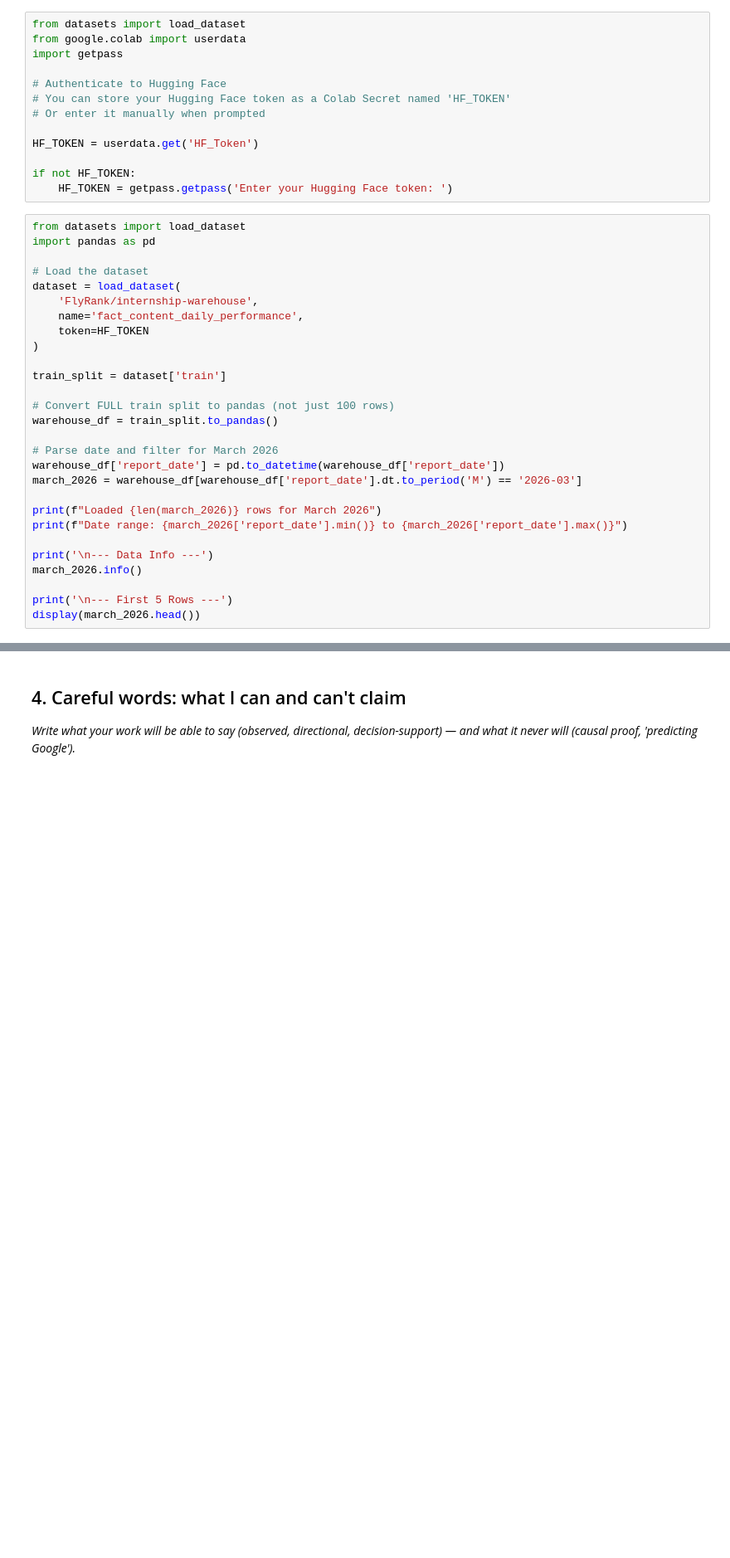
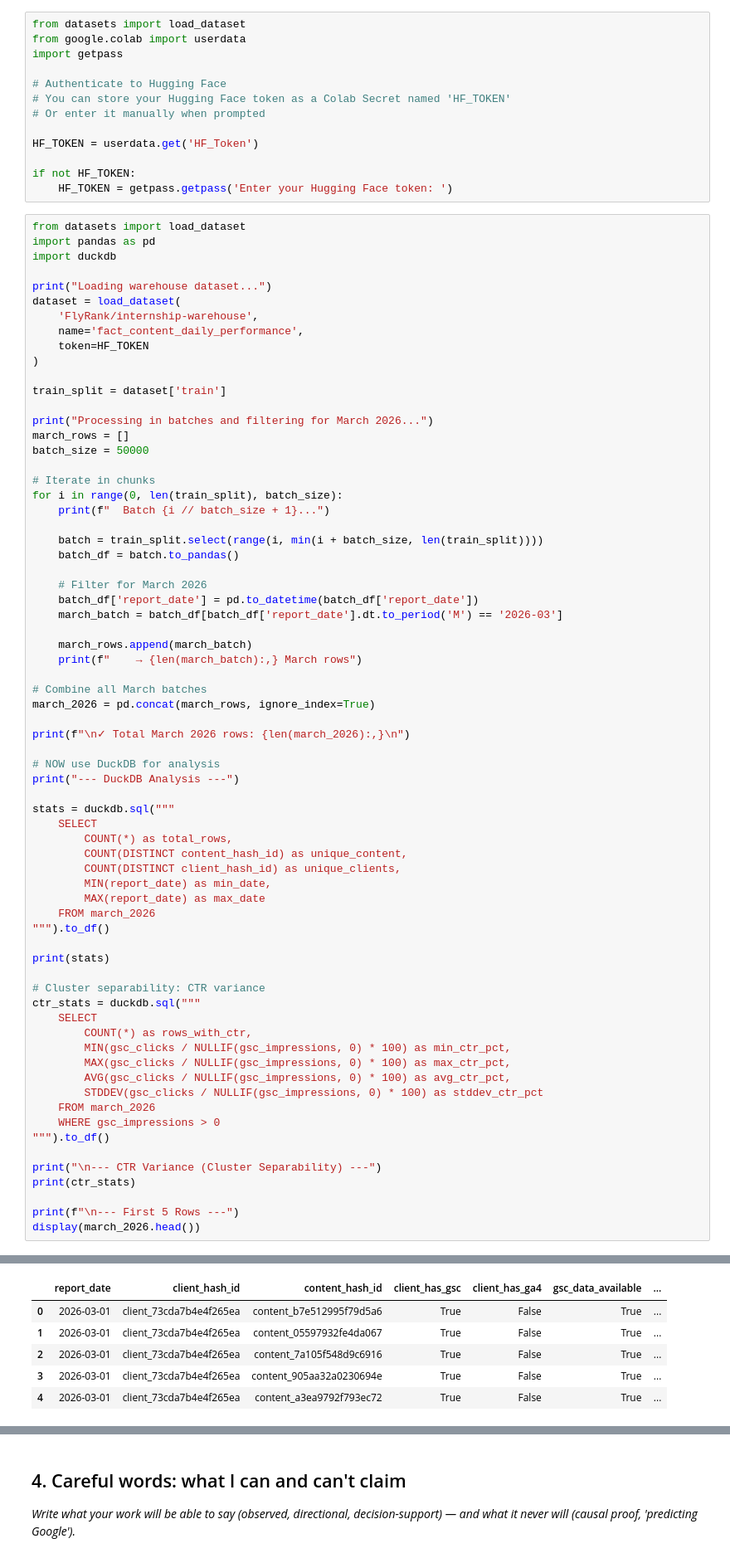
Before and after one commit to cokezero20/FlyRank_AI_ML_Internship_NATIVIDAD, a Jupyter notebook: work/notebooks/w01_research_question.ipynb, the cells around one changed output, grey strips where cells are left out. Shown at 83% size. Cells and saved outputs as stored; diff of their text form; blank space fills up the shorter version.

```diff
--- a/work/notebooks/w01_research_question.ipynb
+++ b/work/notebooks/w01_research_question.ipynb
@@ -161,8 +122,9 @@ if not HF_TOKEN:
 # %%
 from datasets import load_dataset
 import pandas as pd
+import duckdb
 
-# Load the dataset
+print("Loading warehouse dataset...")
 dataset = load_dataset(
     'FlyRank/internship-warehouse',
     name='fact_content_daily_performance',
@@ -171,18 +133,59 @@ dataset = load_dataset(
 
 train_split = dataset['train']
 
-# Convert FULL train split to pandas (not just 100 rows)
-warehouse_df = train_split.to_pandas()
+print("Processing in batches and filtering for March 2026...")
+march_rows = []
+batch_size = 50000
 
-# Parse date and filter for March 2026
-warehouse_df['report_date'] = pd.to_datetime(warehouse_df['report_date'])
-march_2026 = warehouse_df[warehouse_df['report_date'].dt.to_period('M') == '2026-03']
+# Iterate in chunks
+for i in range(0, len(train_split), batch_size):
+    print(f"  Batch {i // batch_size + 1}...")
 
-print(f"Loaded {len(march_2026)} rows for March 2026")
-print(f"Date range: {march_2026['report_date'].min()} to {march_2026['report_date'].max()}")
+    batch = train_split.select(range(i, min(i + batch_size, len(train_split))))
+    batch_df = batch.to_pandas()
 
-print('\n--- Data Info ---')
-march_2026.info()
+    # Filter for March 2026
+    batch_df['report_date'] = pd.to_datetime(batch_df['report_date'])
+    march_batch = batch_df[batch_df['report_date'].dt.to_period('M') == '2026-03']
 
-print('\n--- First 5 Rows ---')
+    march_rows.append(march_batch)
+    print(f"    → {len(march_batch):,} March rows")
+
+# Combine all March batches
+march_2026 = pd.concat(march_rows, ignore_index=True)
+
+print(f"\n✓ Total March 2026 rows: {len(march_2026):,}\n")
+
+# NOW use DuckDB for analysis
+print("--- DuckDB Analysis ---")
+
+stats = duckdb.sql("""
+    SELECT
+        COUNT(*) as total_rows,
+        COUNT(DISTINCT content_hash_id) as unique_content,
+        COUNT(DISTINCT client_hash_id) as unique_clients,
+        MIN(report_date) as min_date,
+        MAX(report_date) as max_date
+    FROM march_2026
+""").to_df()
+
+print(stats)
+
+# Cluster separability: CTR variance
+ctr_stats = duckdb.sql("""
+    SELECT
+        COUNT(*) as rows_with_ctr,
+        MIN(gsc_clicks / NULLIF(gsc_impressions, 0) * 100) as min_ctr_pct,
+        MAX(gsc_clicks / NULLIF(gsc_impressions, 0) * 100) as max_ctr_pct,
+        AVG(gsc_clicks / NULLIF(gsc_impressions, 0) * 100) as avg_ctr_pct,
+        STDDEV(gsc_clicks / NULLIF(gsc_impressions, 0) * 100) as stddev_ctr_pct
+    FROM march_2026
+    WHERE gsc_impressions > 0
+""").to_df()
+
+print("\n--- CTR Variance (Cluster Separability) ---")
+print(ctr_stats)
+
+print(f"\n--- First 5 Rows ---")
 display(march_2026.head())
+# %% [output]
@@ -188,0 +210,6 @@ display(march_2026.head())
+|  | report_date | client_hash_id | content_hash_id | client_has_gsc | client_has_ga4 | gsc_data_available | ... |
+| 0 | 2026-03-01 | client_73cda7b4e4f265ea | content_b7e512995f79d5a6 | True | False | True | ... |
+| 1 | 2026-03-01 | client_73cda7b4e4f265ea | content_05597932fe4da067 | True | False | True | ... |
+| 2 | 2026-03-01 | client_73cda7b4e4f265ea | content_7a105f548d9c6916 | True | False | True | ... |
+| 3 | 2026-03-01 | client_73cda7b4e4f265ea | content_905aa32a0230694e | True | False | True | ... |
+| 4 | 2026-03-01 | client_73cda7b4e4f265ea | content_a3ea9792f793ec72 | True | False | True | ... |
```
Also changed, not shown: parts of 11 cells of this notebook.
